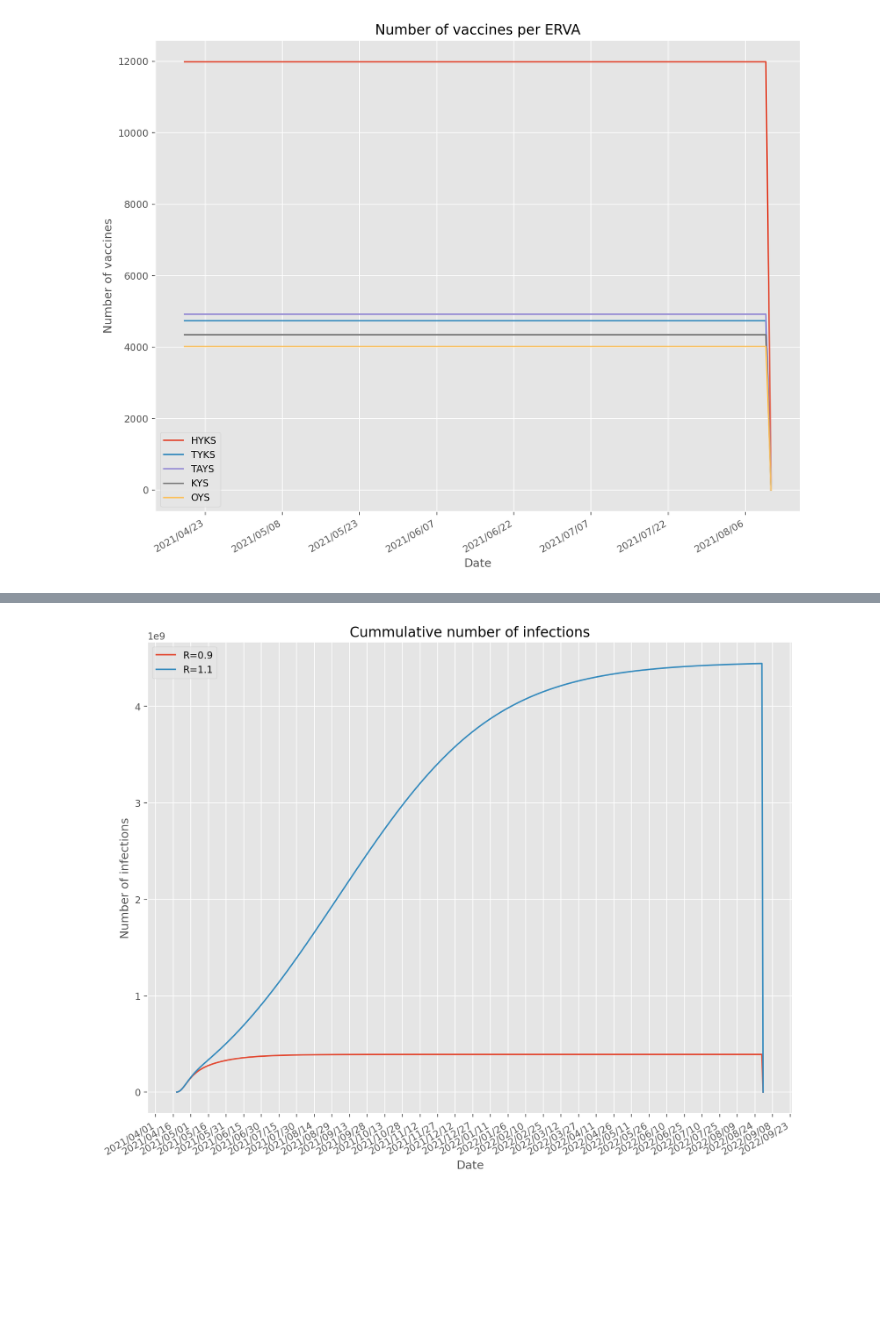
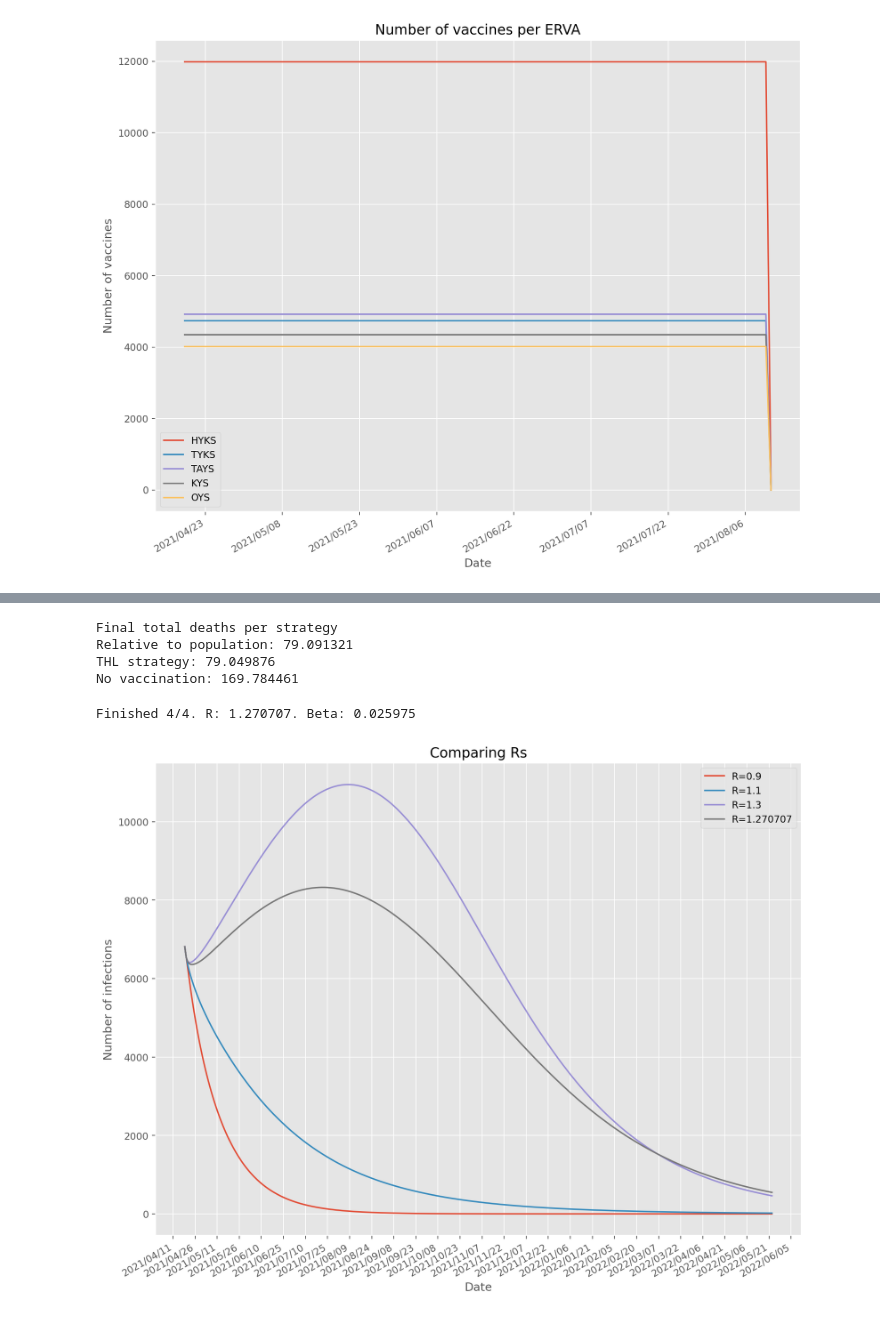
Before and after one commit to FINCoVID19/optimized_vaccination_finland, a Jupyter notebook: plot_forward_integration.ipynb, the cells around one changed output, grey strips where cells are left out. Cells and saved outputs as stored; diff of their text form; code cells hidden in the pictures; blank space fills up the shorter version.

```diff
--- a/plot_forward_integration.ipynb
+++ b/plot_forward_integration.ipynb
@@ -320,12 +269,66 @@ I_11_plot = I_11*age_er_prop
+# %%
+total_thl = np.sum(D_g_thl_plot[:, :, -1])
+total_equal = np.sum(D_g_plot[:, :, -1])
+total_no = np.sum(D_g_no_plot[:, :, -1])
+print('Final total deaths per strategy\n'
+      'Relative to population: %f\n'
+      'THL strategy: %f\n'
+      'No vaccination: %f\n' % (total_equal, total_thl, total_no))
+# %% [output]
+Final total deaths per strategy
+Relative to population: 79.091321
+THL strategy: 79.049876
+No vaccination: 169.784461
+# %%
+def get_infections_r_eff(rho, T, t0, mob_av, beta_gh, pop_erva_hat, age_er, *rs):
+    age_er_prop = age_er.T
+    age_er_prop = age_er_prop[:, :, np.newaxis]
+    r_infs = []
+    u = 0
+    policy = 'no_vacc'
+    total_rs = len(rs)
+    for i, r in enumerate(rs):
+        beta = r/rho
+        _, _, _, _, i_r, _, _ = forward_integration(u, mob_av, beta, beta_gh, T, pop_erva_hat, age_er, t0, policy)
+
+        i_r_plot = i_r*age_er_prop
+        result_r = ('R=%s' % (r, ), i_r_plot)
+        r_infs.append(result_r)
+        print('Finished %s/%s. R: %f. Beta: %f' % (i+1, total_rs, r, beta), end='\r')
+
+    return r_infs
+# %%
+T = 400
+r_infs = get_infections_r_eff(rho, T, t0, mob_av, beta_gh, pop_erva_hat, age_er,  0.9, 1.1, 1.3, 1.270707)
+# %% [output]
+Finished 4/4. R: 1.270707. Beta: 0.025975
+# %%
+def compare_rs_curves(ax, t0, T, *r_infs):
+    begin = datetime.datetime.strptime(t0, '%Y-%m-%d')
+    x = [begin + datetime.timedelta(days=day) for day in range(T)]
+
+    r_infs = r_infs[0]
+    for label, infs in r_infs:
+        inf_plot = infs.sum(axis=1)
+        inf_plot = inf_plot.sum(axis=0)
+
+        assert inf_plot.shape[0] == T
+
+        ax.plot(x, inf_plot, label=label)
+
+    ax.set_xlabel('Date')
+    ax.set_ylabel('Number of infections')
+    ax.set_title('Comparing Rs')
+    ax.legend()
+
+    return ax
 # %%
 fig, ax = plt.subplots(figsize=(12, 10))
 fig.gca().xaxis.set_major_formatter(mdates.DateFormatter('%Y/%m/%d'))
 fig.gca().xaxis.set_major_locator(mdates.DayLocator(interval=plot_interval))
 
-ax = plot_compare_strategies(ax=ax, D_g=I_09_plot, D_g_thl=I_11_plot, t0=t0, T=T)
-ax.set_title('Cummulative number of infections')
-ax.set_ylabel('Number of infections')
+ax = compare_rs_curves(ax, t0, T, r_infs)
 
 fig.autofmt_xdate()
 # %% [output]
-[figure, old version]
+[figure, new version]
```
Also changed, not shown: parts of 25 cells of this notebook, 2 other files.
